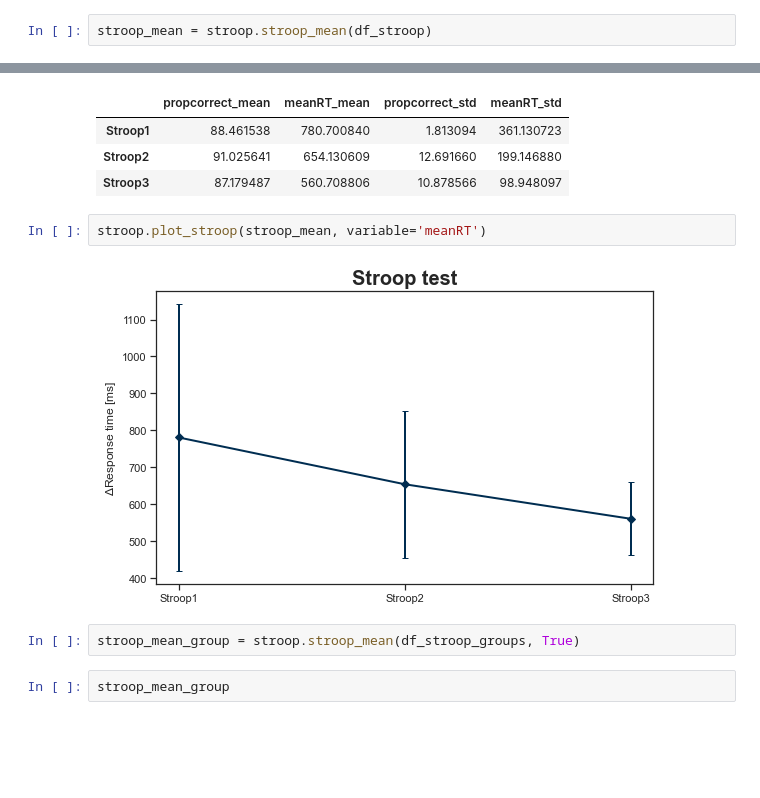
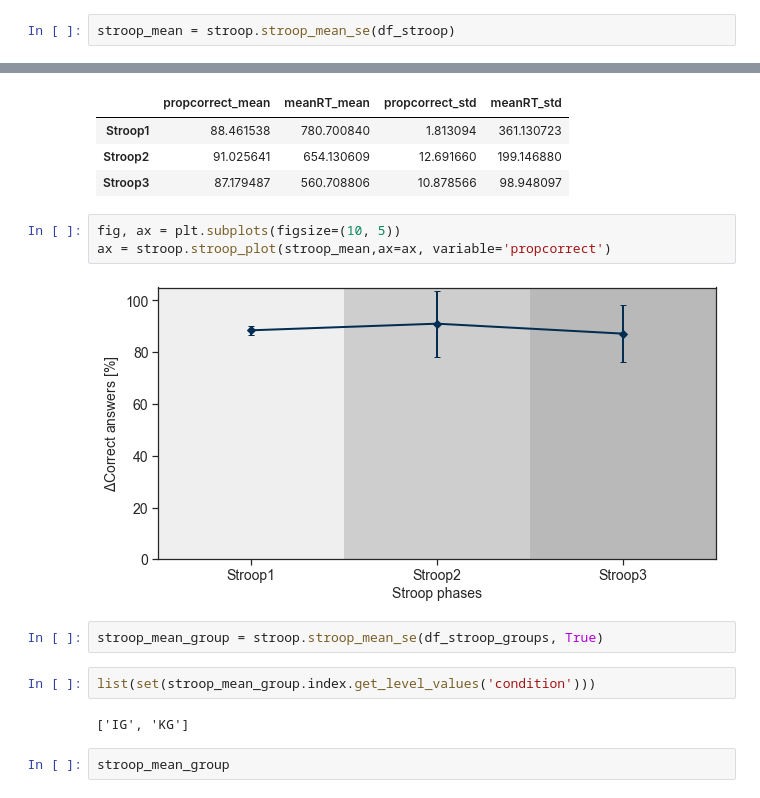
Before and after one commit to mad-lab-fau/BioPsyKit, a Jupyter notebook: examples/STROOP_Example.ipynb, the cells around one changed output, grey strips where cells are left out. Cells and saved outputs as stored; diff of their text form; blank space fills up the shorter version.

Commit message:
updated stroop_plot

```diff
--- a/examples/STROOP_Example.ipynb
+++ b/examples/STROOP_Example.ipynb
@@ -143,7 +182,7 @@ See the caveats in the documentation: https://pandas.pydata.org/pandas-docs/stab
 |  |  | Stroop2 | 0.820513 | 513.312500 |
 |  |  | Stroop3 | 0.794872 | 490.741935 |
 # %%
-stroop_mean = stroop.stroop_mean(df_stroop)
+stroop_mean = stroop.stroop_mean_se(df_stroop)
 # %%
 stroop_mean
 # %% [output]
@@ -151,12 +190,17 @@ stroop_mean
 | Stroop1 | 88.461538 | 780.700840 | 1.813094 | 361.130723 |
 | Stroop2 | 91.025641 | 654.130609 | 12.691660 | 199.146880 |
 | Stroop3 | 87.179487 | 560.708806 | 10.878566 | 98.948097 |
-# %%
-stroop.plot_stroop(stroop_mean, variable='meanRT')
-# %% [output]
-[figure, removed]
+# %%
+fig, ax = plt.subplots(figsize=(10, 5))
+ax = stroop.stroop_plot(stroop_mean,ax=ax, variable='propcorrect')
+# %% [output]
+[figure, added]
 # %%
-stroop_mean_group = stroop.stroop_mean(df_stroop_groups, True)
+stroop_mean_group = stroop.stroop_mean_se(df_stroop_groups, True)
+# %%
+list(set(stroop_mean_group.index.get_level_values('condition')))
+# %% [output]
+['IG', 'KG']
 # %%
 stroop_mean_group
 # %% [output]
```
Also changed, not shown: parts of 5 cells of this notebook, 1 other file.
